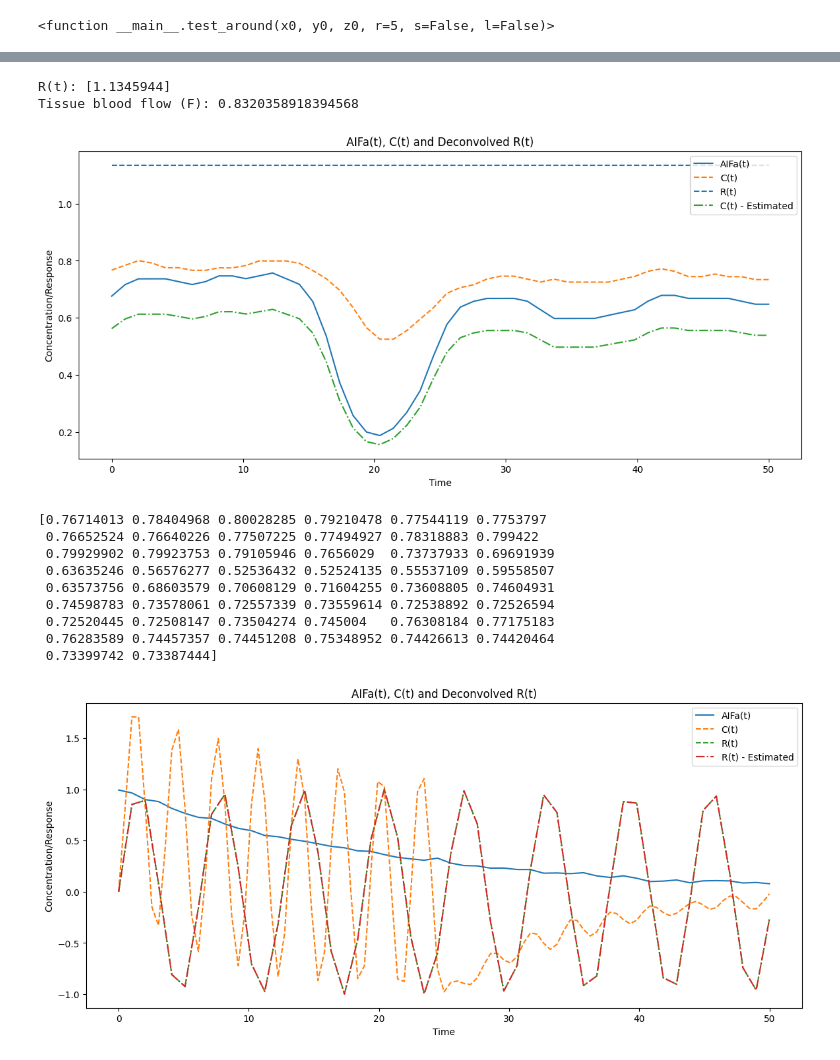
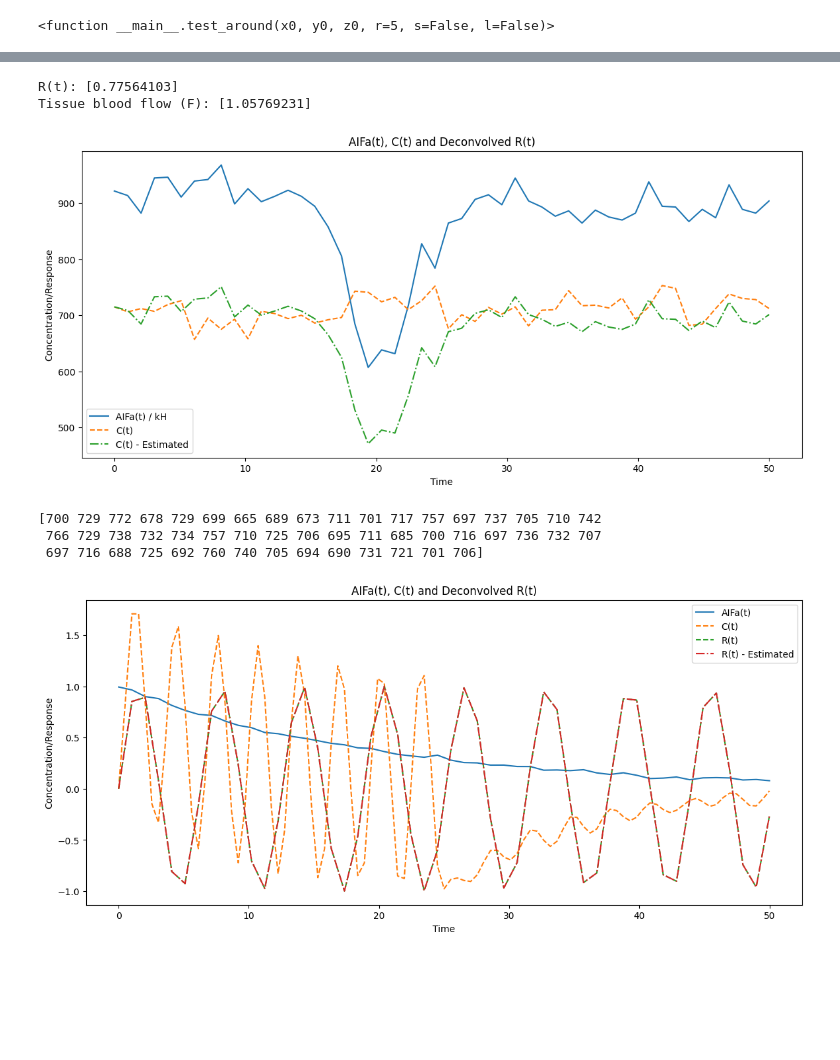
Before and after one commit to qqgjyx/MATH-Group, a Jupyter notebook: main.ipynb, the cells around one changed output, grey strips where cells are left out. Saved outputs shown, nothing was run; the diff lists cells and outputs as text; code cells hidden in the pictures; blank space fills up the shorter version.

```diff
--- a/main.ipynb
+++ b/main.ipynb
@@ -318,56 +318,52 @@ def calculate_R_F_for_multiple_tissue_points(aif_pixel, tissue_pixel):
     kH = (1 - Ha) / (1 - Ht)
 
     # Apply deconvolution
-    R_t, remainder = deconvolve(tissue_concentration, aif_concentration)
-    F = np.sum(R_t) * kH  # Adjusted calculation for F
+    R_t, remainder = deconvolve(tissue_concentration, aif_concentration / kH)
+    F = R_t / kH  # Adjusted calculation for F
 
     return R_t, F
 
 # Example usage
-aif_pixel = (171, 110, 9)  # AIF pixel coordinates
-tissue_pixel = (173, 103,10)
+aif_pixel = (174, 110, 9)  # AIF pixel coordinates
+tissue_pixel = (170, 101,10)
 
 R_t, F= calculate_R_F_for_multiple_tissue_points(aif_pixel, tissue_pixel)
 
 print(f"R(t):", R_t)
 print(f"Tissue blood flow (F):", F)
 
-C = np.convolve(read_point4concentration(*aif_pixel), R_t, mode='full')
+
 
 time = np.linspace(0, 50, 50)
 time0 = np.linspace(0,50, 99)
 
 # Define the hematocrit correction factor kH
 Ha = 0.45  # Typical arterial hematocrit
 Ht = 0.25  # Typical tissue hematocrit
 kH = (1 - Ha) / (1 - Ht)
 
+C = np.convolve(read_point4concentration(*aif_pixel) / kH, R_t, mode='full')
+
 plt.figure(figsize=(14, 6))
-plt.plot(time, read_point4concentration(*aif_pixel), label='AIFa(t)')
+plt.plot(time, read_point4concentration(*aif_pixel) / kH, label='AIFa(t) / kH')
 plt.plot(time, read_point4concentration(*tissue_pixel), label='C(t)', linestyle='--')
-plt.hlines(R_t,xmin=0,xmax=50,label='R(t)', linestyle='--')
-plt.plot(time, C*kH, label='C(t) - Estimated', linestyle='-.')
+# plt.hlines(R_t,xmin=0,xmax=50,label='R(t)', linestyle='--')
+plt.plot(time, C, label='C(t) - Estimated', linestyle='-.')
 plt.xlabel('Time')
 plt.ylabel('Concentration/Response')
 plt.legend()
 plt.title('AIFa(t), C(t) and Deconvolved R(t)')
 plt.show()
 # %% [output]
-R(t): [1.1345944]
-Tissue blood flow (F): 0.8320358918394568
+R(t): [0.77564103]
+Tissue blood flow (F): [1.05769231]
-[figure, old version]
+[figure, new version]
 # %%
 print(read_point4concentration(tissue_pixel[0], tissue_pixel[1], tissue_pixel[2]))
 # %% [output]
-[0.76714013 0.78404968 0.80028285 0.79210478 0.77544119 0.7753797
- 0.76652524 0.76640226 0.77507225 0.77494927 0.78318883 0.799422
- 0.79929902 0.79923753 0.79105946 0.7656029  0.73737933 0.69691939
- 0.63635246 0.56576277 0.52536432 0.52524135 0.55537109 0.59558507
- 0.63573756 0.68603579 0.70608129 0.71604255 0.73608805 0.74604931
- 0.74598783 0.73578061 0.72557339 0.73559614 0.72538892 0.72526594
- 0.72520445 0.72508147 0.73504274 0.745004   0.76308184 0.77175183
- 0.76283589 0.74457357 0.74451208 0.75348952 0.74426613 0.74420464
- 0.73399742 0.73387444]
+[700 729 772 678 729 699 665 689 673 711 701 717 757 697 737 705 710 742
+ 766 729 738 732 734 757 710 725 706 695 711 685 700 716 697 736 732 707
+ 697 716 688 725 692 760 740 705 694 690 731 721 701 706]
 # %%
 from scipy.signal import deconvolve
 from scipy.signal import convolve
```
Also changed, not shown: parts of 2 cells of this notebook.
